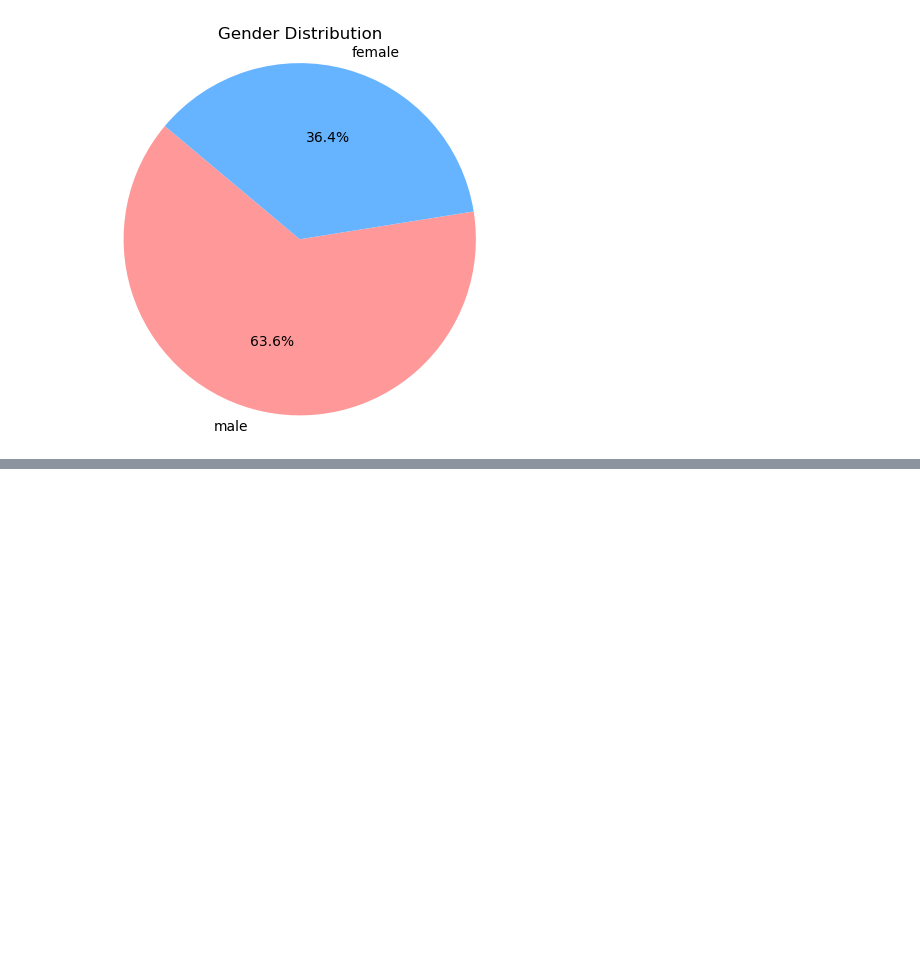
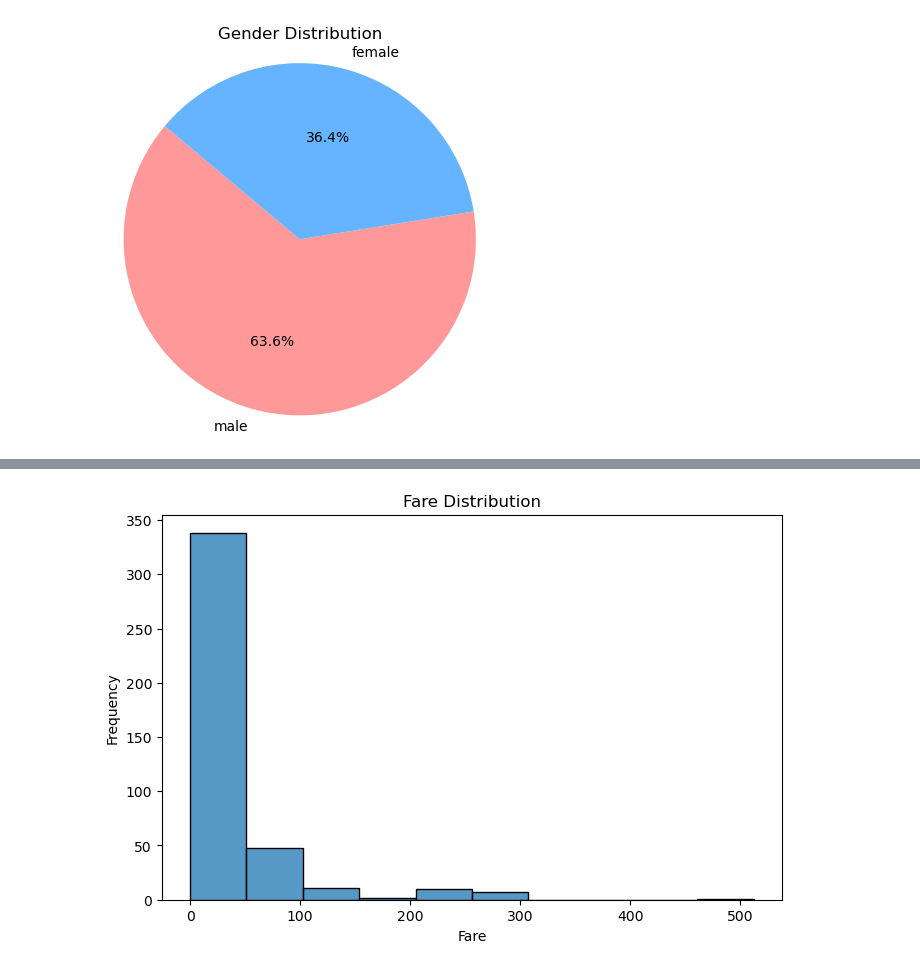
Before and after one commit to adolphTech/MACHINE-LEARNING, a Jupyter notebook: STAGE 1/titanic.ipynb, the cells around one changed output, grey strips where cells are left out. Saved outputs shown, nothing was run; the diff lists cells and outputs as text; code cells hidden in the pictures; blank space fills up the shorter version.

```diff
--- a/STAGE 1/titanic.ipynb
+++ b/STAGE 1/titanic.ipynb
@@ -86,0 +103,4 @@ plt.show()
+# %%
+# filing missing data for Age
+
+df['Age'] = df.groupby('Sex')['Age'].transform(lambda x: x.fillna(x.mean()))
@@ -86,0 +123,9 @@ plt.show()
+# %%
+plt.figure(figsize=(8, 5))
+sns.histplot(df['Fare'], bins=10, kde=False)
+plt.title('Fare Distribution')
+plt.xlabel('Fare')
+plt.ylabel('Frequency')
+plt.show()
+# %% [output]
+[figure, added]
```
Also changed, not shown: parts of 30 cells of this notebook, 4 other files.
